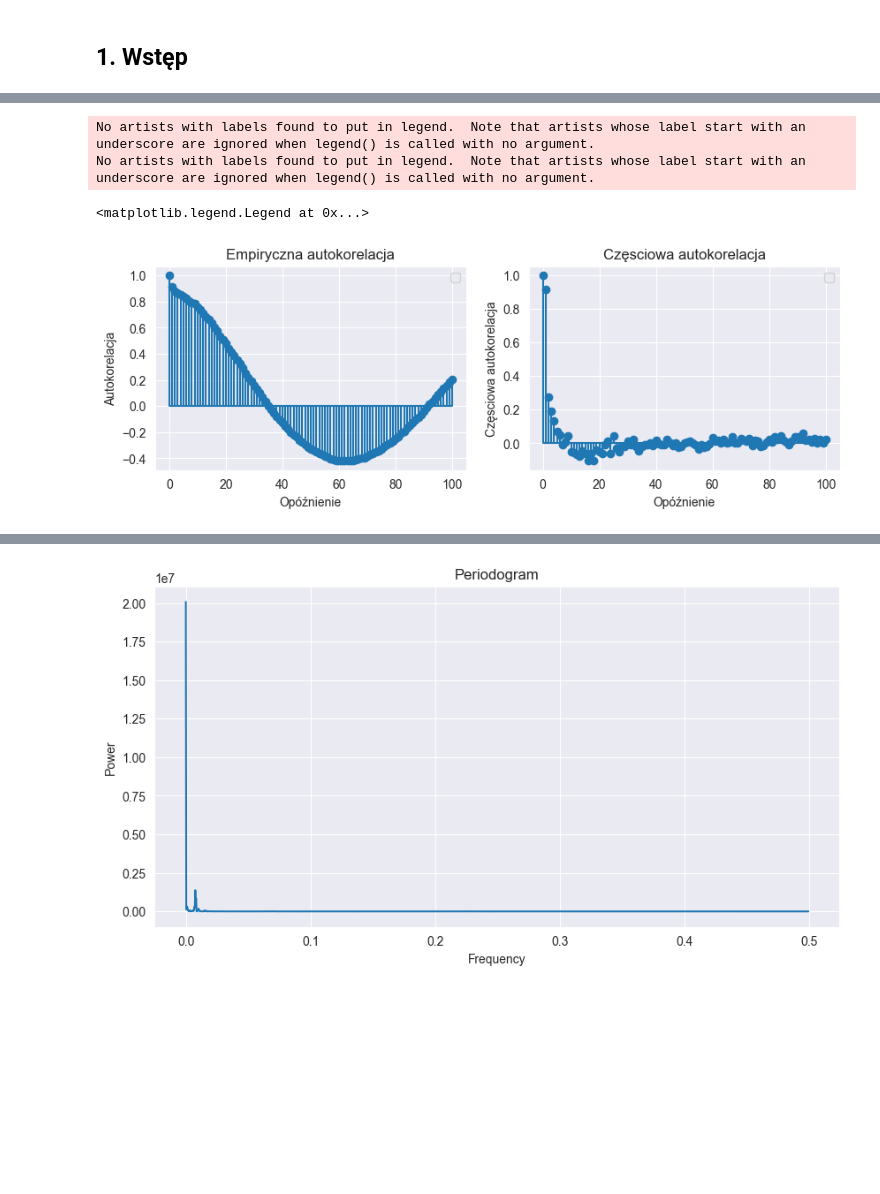
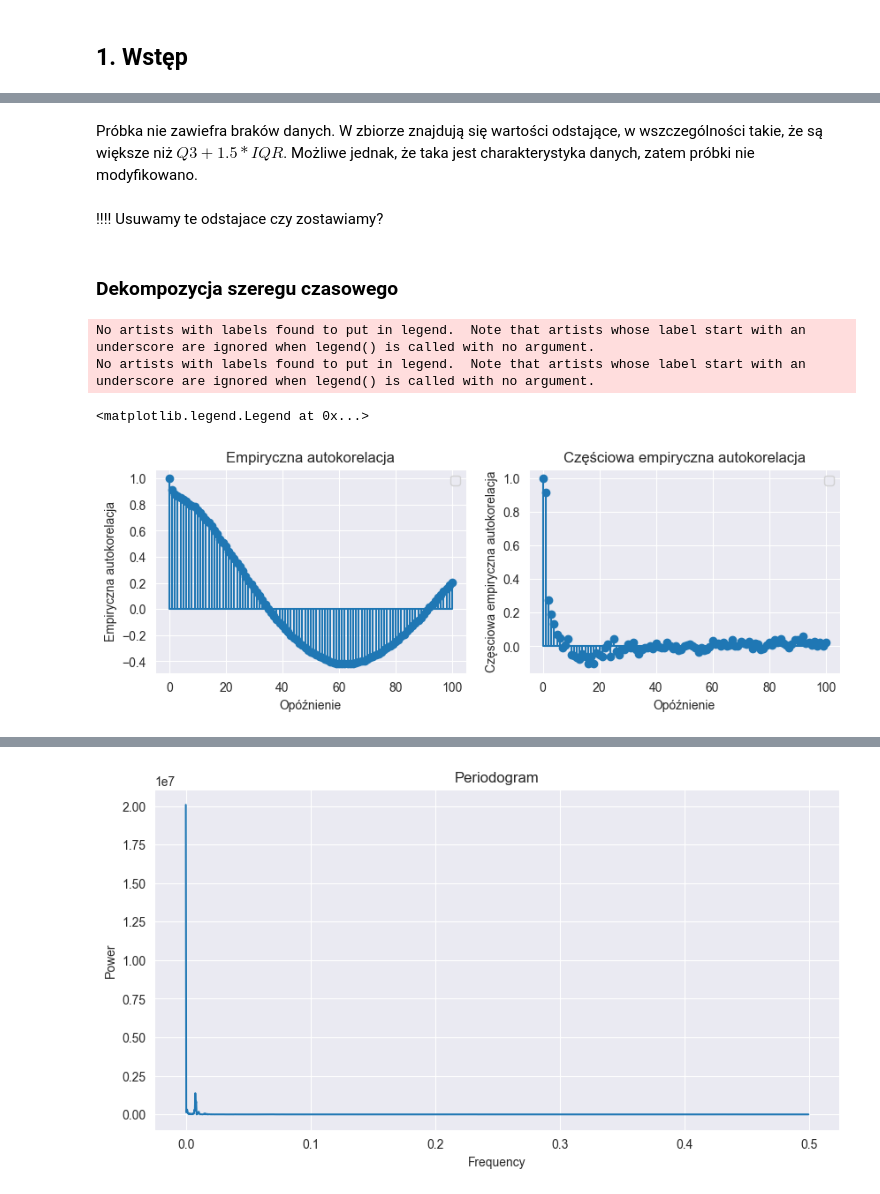
Before and after one commit to werojskz/kaszcz_sprawko, a Jupyter notebook: sprawko.ipynb, the cells around one changed output, grey strips where cells are left out. Drawn from its saved outputs; the diff is of its cells as text; code cells hidden in the pictures; blank space fills up the shorter version.

```diff
--- a/sprawko.ipynb
+++ b/sprawko.ipynb
@@ -44,24 +65,30 @@ plt.plot(X)
+# %% [markdown]
+Próbka nie zawiefra braków danych. W zbiorze znajdują się wartości odstające, w wszczególności takie, że są większe niż $Q3 + 1.5 * IQR$. Możliwe jednak, że taka jest charakterystyka danych, zatem próbki nie modyfikowano.
+# %% [markdown]
+!!!! Usuwamy te odstajace czy zostawiamy?
+# %% [markdown]
+### Dekompozycja szeregu czasowego
 # %%
 h_max = 100
 
 plt.figure(figsize=(10, 3))
 plt.subplot(1, 2, 1)
 acf_emp = acf(X, fft=True, nlags=h_max)
 plt.stem(acf_emp, basefmt='')
 plt.xlabel('Opóźnienie')
-plt.ylabel('Autokorelacja')
+plt.ylabel('Empiryczna autokorelacja')
 plt.title('Empiryczna autokorelacja')
 plt.legend()
 
 plt.subplot(1, 2, 2)
 acf_emp = pacf(X, nlags=h_max, method='yw')
 plt.stem(acf_emp, basefmt='')
 plt.xlabel('Opóźnienie')
-plt.ylabel('Częsciowa autokorelacja')
-plt.title('Częsciowa autokorelacja')
+plt.ylabel('Częsciowa empiryczna autokorelacja')
+plt.title('Częściowa empiryczna autokorelacja')
 plt.legend()
 # %% [output]
 No artists with labels found to put in legend.  Note that artists whose label start with an underscore are ignored when legend() is called with no argument.
 No artists with labels found to put in legend.  Note that artists whose label start with an underscore are ignored when legend() is called with no argument.
 <matplotlib.legend.Legend at 0x...>
-[figure, old version]
+[figure, new version]
```
Also changed, not shown: parts of 57 cells of this notebook.
